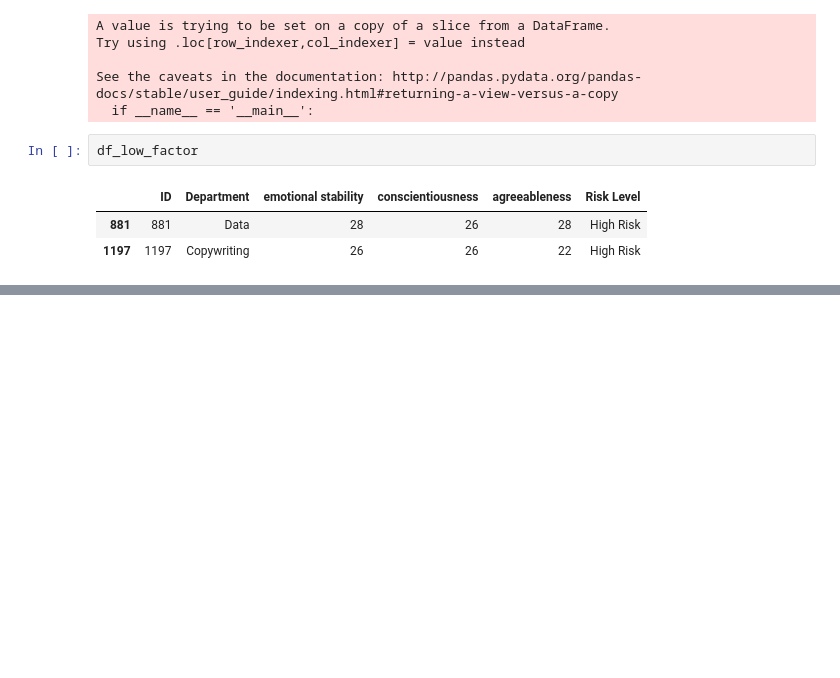
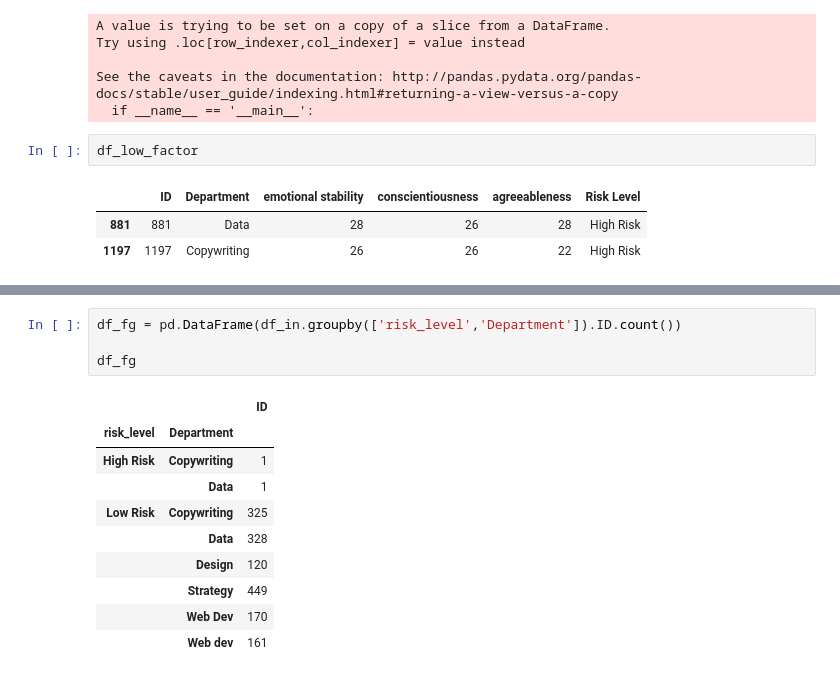
Before and after one commit to tshepojrampai/Data_Wrangling, a Jupyter notebook: data_wrangling.ipynb, the cells around one changed output, grey strips where cells are left out. Drawn from its saved outputs; the diff is of its cells as text; blank space fills up the shorter version.

```diff
--- a/data_wrangling.ipynb
+++ b/data_wrangling.ipynb
@@ -173,0 +219,15 @@ df_risk.groupby('Risk Level').count().apply(lambda x: x.sort_values(ascending=Fa
+# %%
+df_fg = pd.DataFrame(df_in.groupby(['risk_level','Department']).ID.count())
+
+df_fg
+# %% [output]
+|  |  | ID |
+| risk_level | Department |  |
+| High Risk | Copywriting | 1 |
+|  | Data | 1 |
+| Low Risk | Copywriting | 325 |
+|  | Data | 328 |
+|  | Design | 120 |
+|  | Strategy | 449 |
+|  | Web Dev | 170 |
+|  | Web dev | 161 |
```
Also changed, not shown: parts of 11 cells of this notebook.
